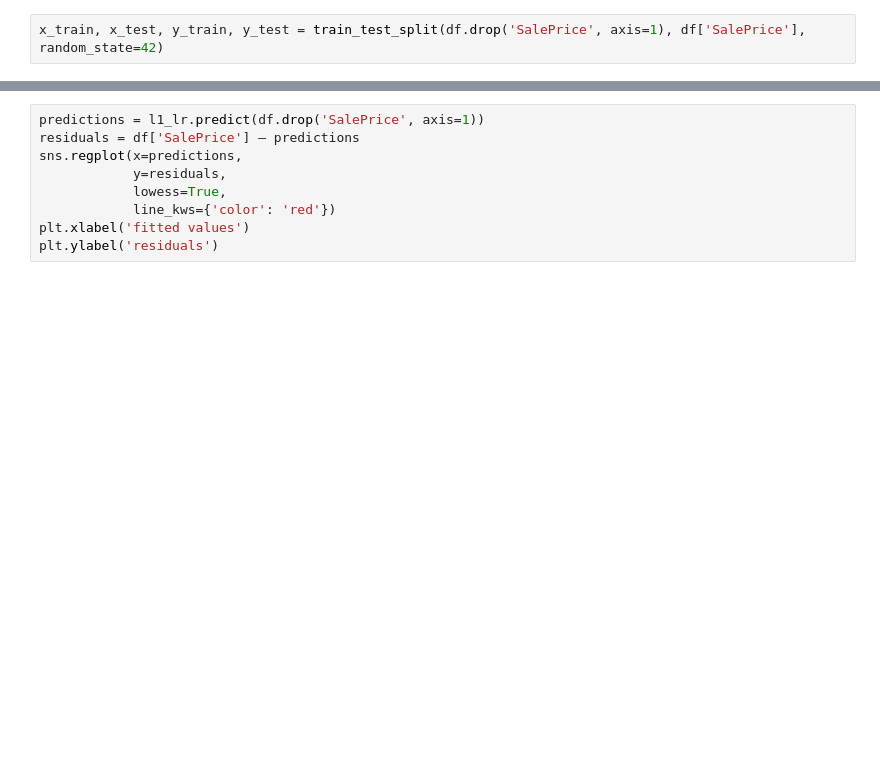
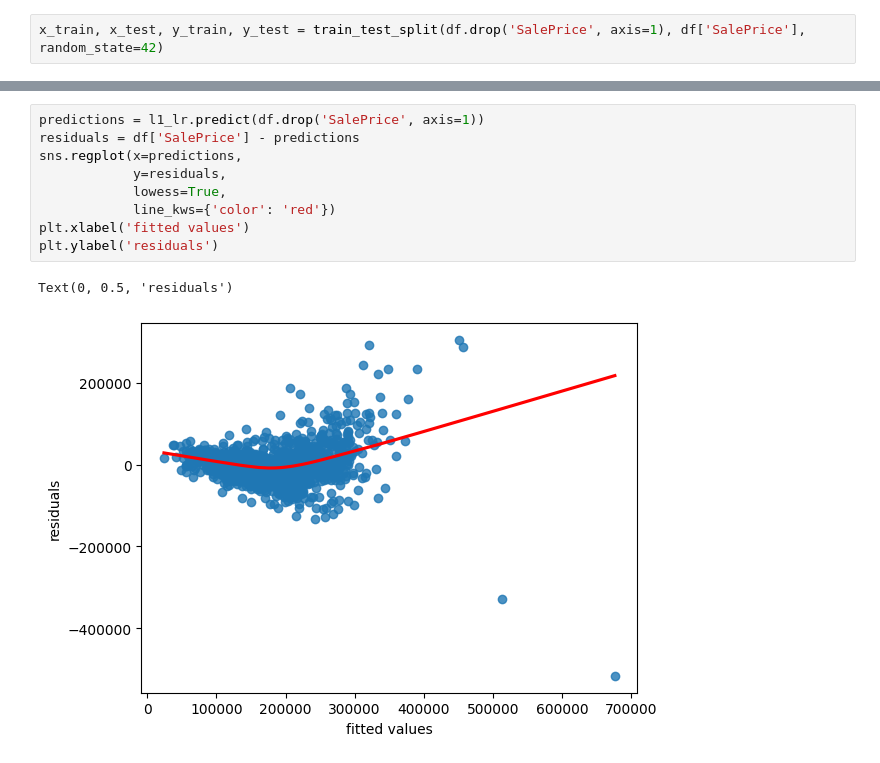
Before and after one commit to gathara66david/-Machine-Learning-with-Regression, a Jupyter notebook: Linear regression.ipynb, the cells around one changed output, grey strips where cells are left out. Saved outputs shown, nothing was run; the diff lists cells and outputs as text; blank space fills up the shorter version.

```diff
--- a/Linear regression.ipynb
+++ b/Linear regression.ipynb
@@ -76,12 +135,15 @@ mae(y_test, l1_lr.predict(x_test))
 # %%
 predictions = l1_lr.predict(df.drop('SalePrice', axis=1))
-residuals = df['SalePrice'] – predictions
+residuals = df['SalePrice'] - predictions
 sns.regplot(x=predictions,
             y=residuals,
             lowess=True,
             line_kws={'color': 'red'})
 plt.xlabel('fitted values')
 plt.ylabel('residuals')
+# %% [output]
+Text(0, 0.5, 'residuals')
+[figure, added]
 # %%
 for i in range(1, 11):
     print(y_train.autocorr(i))
```
Also changed, not shown: parts of 31 cells of this notebook, 1 other file.
